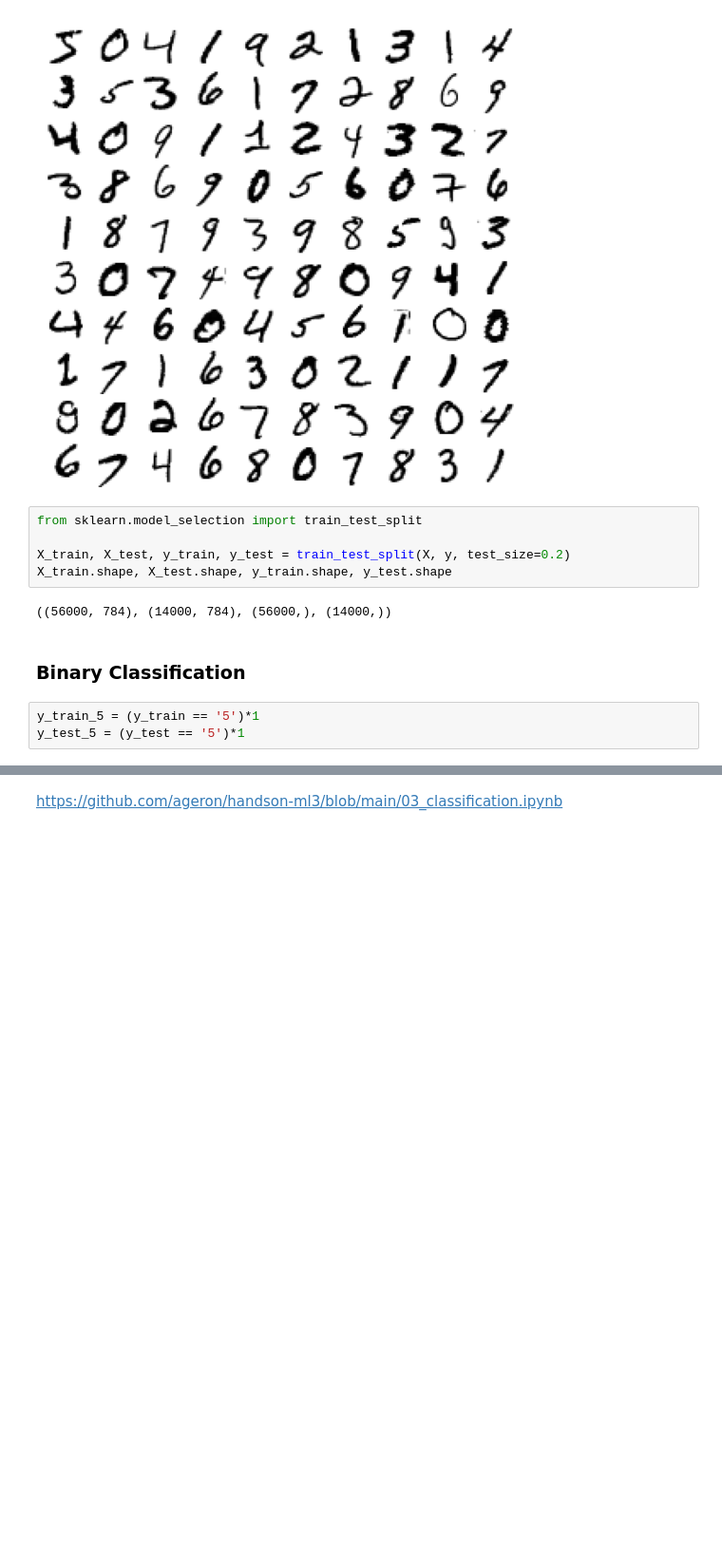
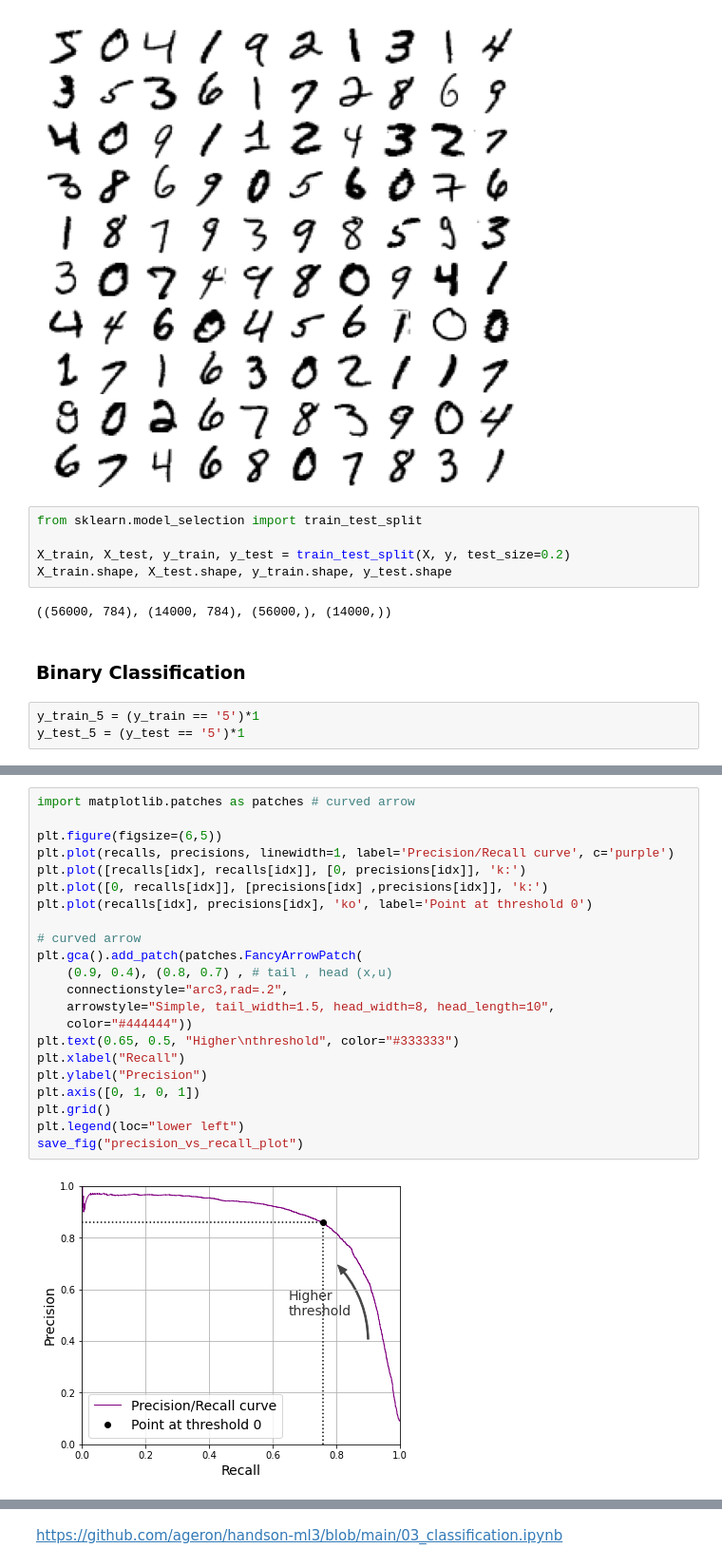
Before and after one commit to NickyAlan/Machine-Learning-in-2023, a Jupyter notebook: 3_classification.ipynb, the cells around one changed output, grey strips where cells are left out. Shown: that part at 95% size. Drawn from its saved outputs; the diff is of its cells as text; blank space fills up the shorter version.

```diff
--- a/3_classification.ipynb
+++ b/3_classification.ipynb
@@ -111,0 +169,24 @@ f1_score(y_train_5, y_train_pred)
+# %%
+import matplotlib.patches as patches # curved arrow
+
+plt.figure(figsize=(6,5))
+plt.plot(recalls, precisions, linewidth=1, label='Precision/Recall curve', c='purple')
+plt.plot([recalls[idx], recalls[idx]], [0, precisions[idx]], 'k:')
+plt.plot([0, recalls[idx]], [precisions[idx] ,precisions[idx]], 'k:')
+plt.plot(recalls[idx], precisions[idx], 'ko', label='Point at threshold 0')
+
+# curved arrow
+plt.gca().add_patch(patches.FancyArrowPatch(
+    (0.9, 0.4), (0.8, 0.7) , # tail , head (x,u)
+    connectionstyle="arc3,rad=.2",
+    arrowstyle="Simple, tail_width=1.5, head_width=8, head_length=10",
+    color="#444444"))
+plt.text(0.65, 0.5, "Higher\nthreshold", color="#333333")
+plt.xlabel("Recall")
+plt.ylabel("Precision")
+plt.axis([0, 1, 0, 1])
+plt.grid()
+plt.legend(loc="lower left")
+save_fig("precision_vs_recall_plot")
+# %% [output]
+[figure, added]
```
Also changed, not shown: parts of 22 cells of this notebook, 4 other files.
